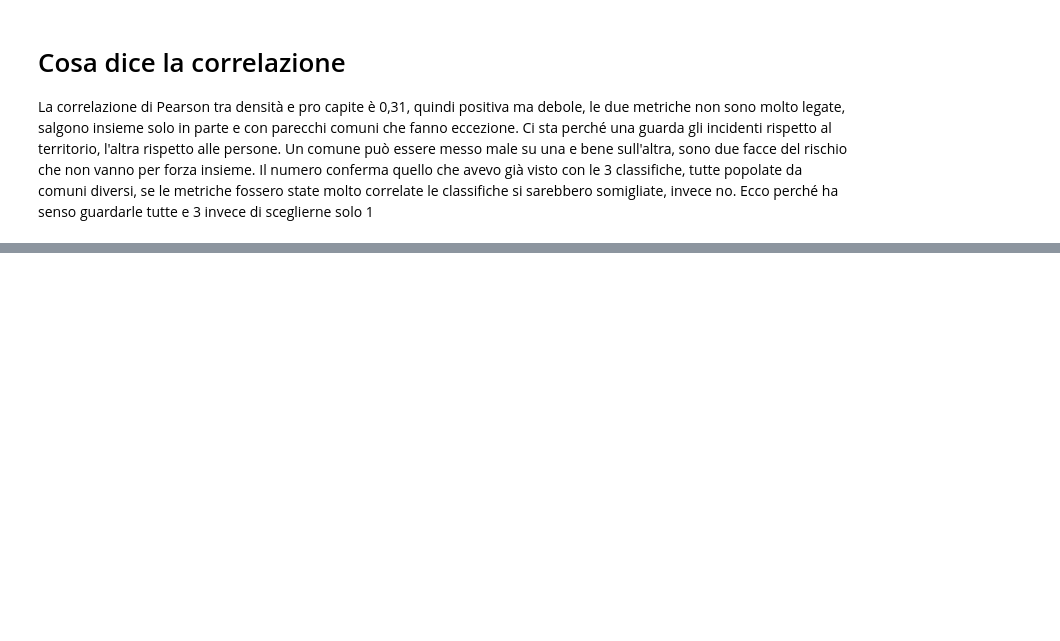
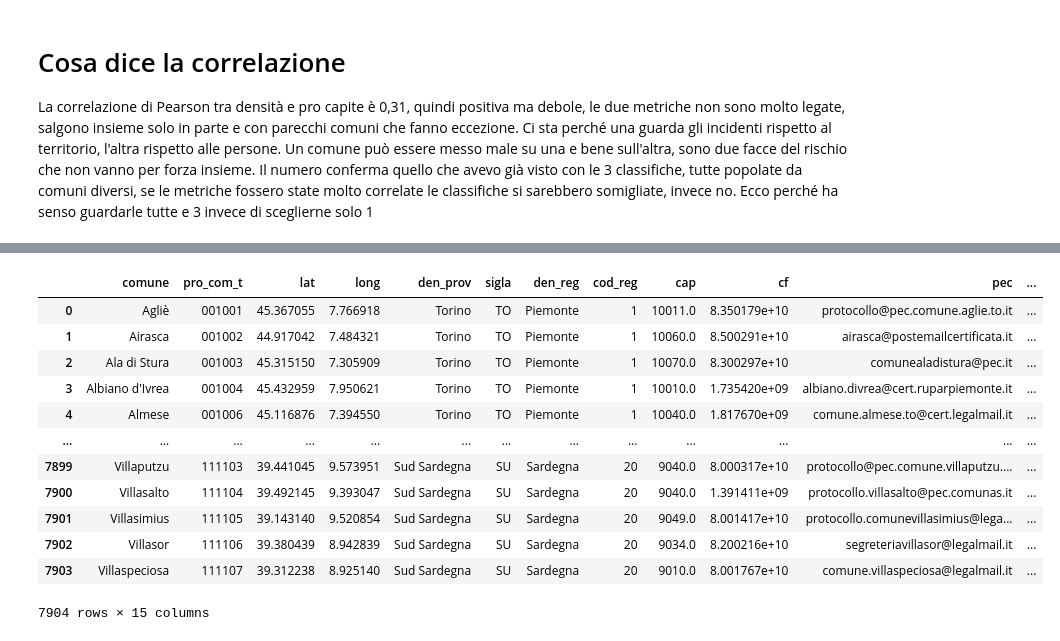
Before and after one commit to LordVessio/boolean-istat-traffic-analysis, a Jupyter notebook: Final Project Nicola Vessio pt 2.ipynb, the cells around one changed output, grey strips where cells are left out. Saved outputs shown, nothing was run; the diff lists cells and outputs as text; code cells hidden in the pictures; blank space fills up the shorter version.

Commit message:
Aggiunte coordinate comuni, corrette 11 coordinate sbagliate per la mappa geografica

```diff
--- a/Final Project Nicola Vessio pt 2.ipynb
+++ b/Final Project Nicola Vessio pt 2.ipynb
@@ -491,0 +568,22 @@ Il numero conferma quello che avevo già visto con le 3 classifiche, tutte popol
+# %%
+coordinate = pd.read_csv('main.csv')
+coordinate['pro_com_t'] = coordinate['pro_com_t'].astype(str).str.zfill(6)
+coordinate
+
+# carico il file con le coordinate dei comuni. metto subito il codice comune
+# (pro_com_t) a stringa di 6 cifre con zfill, come ho sempre fatto,
+# perché leggendo il csv perderebbe gli zeri davanti. stampo tutto per vedere com'è fatto il file
+# %% [output]
+|  | comune | pro_com_t | lat | long | den_prov | sigla | den_reg | cod_reg | cap | cf | pec | ... |
+| 0 | Agliè | 001001 | 45.367055 | 7.766918 | Torino | TO | Piemonte | 1 | 10011.0 | 8.350179e+10 | protocollo@pec.comune.aglie.to.it | ... |
+| 1 | Airasca | 001002 | 44.917042 | 7.484321 | Torino | TO | Piemonte | 1 | 10060.0 | 8.500291e+10 | airasca@postemailcertificata.it | ... |
+| 2 | Ala di Stura | 001003 | 45.315150 | 7.305909 | Torino | TO | Piemonte | 1 | 10070.0 | 8.300297e+10 | comunealadistura@pec.it | ... |
+| 3 | Albiano d'Ivrea | 001004 | 45.432959 | 7.950621 | Torino | TO | Piemonte | 1 | 10010.0 | 1.735420e+09 | albiano.divrea@cert.ruparpiemonte.it | ... |
+| 4 | Almese | 001006 | 45.116876 | 7.394550 | Torino | TO | Piemonte | 1 | 10040.0 | 1.817670e+09 | comune.almese.to@cert.legalmail.it | ... |
+| ... | ... | ... | ... | ... | ... | ... | ... | ... | ... | ... | ... | ... |
+| 7899 | Villaputzu | 111103 | 39.441045 | 9.573951 | Sud Sardegna | SU | Sardegna | 20 | 9040.0 | 8.000317e+10 | protocollo@pec.comune.villaputzu.... | ... |
+| 7900 | Villasalto | 111104 | 39.492145 | 9.393047 | Sud Sardegna | SU | Sardegna | 20 | 9040.0 | 1.391411e+09 | protocollo.villasalto@pec.comunas.it | ... |
+| 7901 | Villasimius | 111105 | 39.143140 | 9.520854 | Sud Sardegna | SU | Sardegna | 20 | 9049.0 | 8.001417e+10 | protocollo.comunevillasimius@lega... | ... |
+| 7902 | Villasor | 111106 | 39.380439 | 8.942839 | Sud Sardegna | SU | Sardegna | 20 | 9034.0 | 8.200216e+10 | segreteriavillasor@legalmail.it | ... |
+| 7903 | Villaspeciosa | 111107 | 39.312238 | 8.925140 | Sud Sardegna | SU | Sardegna | 20 | 9010.0 | 8.001767e+10 | comune.villaspeciosa@legalmail.it | ... |
+7904 rows × 15 columns
```
Also changed, not shown: parts of 13 cells of this notebook, 1 other file.
